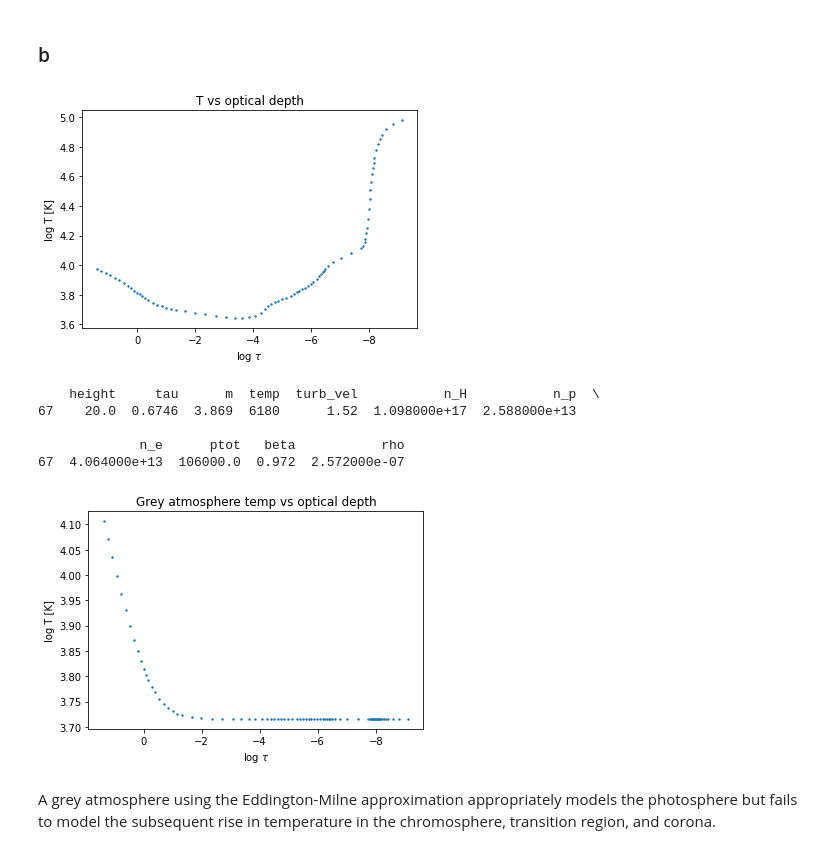
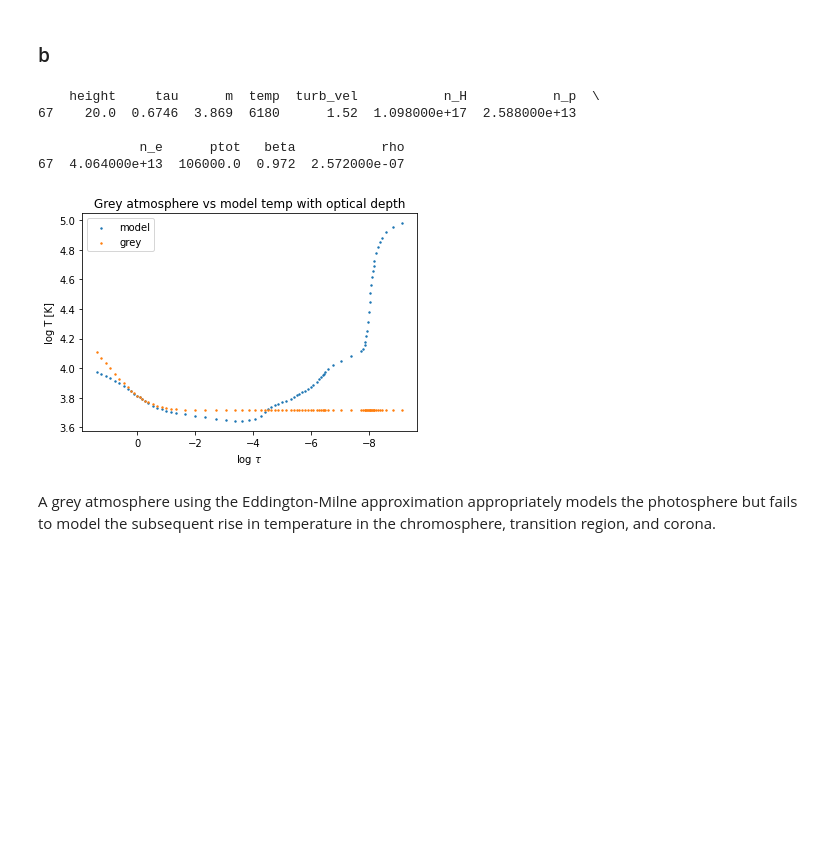
Before and after one commit to cl3425/uf-class-repo, a Jupyter notebook: radiative-processes/final-project/radiative_final.ipynb, the cells around one changed output. Cells and saved outputs as stored; diff of their text form; code cells hidden in the pictures; blank space fills up the shorter version.

```diff
--- a/radiative-processes/final-project/radiative_final.ipynb
+++ b/radiative-processes/final-project/radiative_final.ipynb
@@ -49,41 +54,44 @@ Absorption lines typically form in the cooler parts of the atmosphere (the top o
 ### b
 # %%
 ### part b
+"""
 plt.scatter(np.log10(falc_data.tau), np.log10(falc_data.temp), s=2)
 plt.title('T vs optical depth')
 plt.ylabel('log T [K]')
 plt.xlabel(r'log $\tau$')
 plt.gca().invert_xaxis()
 plt.show()
+"""
 
 ### compare this to grey atmosphere using Eddington-Milne approximation
 # find row with tau closest to 2/3 for Teff
 where_is_tau_two_thirds = falc_data.loc[(falc_data.tau > 0.63) & (falc_data.tau < 0.68)].index[0]
 print(falc_data.loc[(falc_data.tau > 0.63) & (falc_data.tau < 0.68)])
 
 # find teff, aka temp at tau=2/3 in order to calcluate grey atmosphere
 teff = falc_data.iloc[where_is_tau_two_thirds].temp
 def grey_atm(tau, teff):
     temp = teff*(0.75*tau + 0.5)**0.25
 
     return temp
 
 grey_atm_temp = grey_atm(falc_data.tau, teff)
-plt.scatter(np.log10(falc_data.tau), np.log10(grey_atm_temp), s=2)
+plt.scatter(np.log10(falc_data.tau), np.log10(falc_data.temp), s=2, label='model')
+plt.scatter(np.log10(falc_data.tau), np.log10(grey_atm_temp), s=2, label='grey')
 #plt.scatter(np.log10(falc_data.tau), grey_atm(falc_data.tau, teff), s=2)
-plt.title('Grey atmosphere temp vs optical depth')
+plt.title('Grey atmosphere vs model temp with optical depth')
 plt.ylabel('log T [K]')
 plt.xlabel(r'log $\tau$')
 plt.gca().invert_xaxis()
+plt.legend()
 plt.show()
 # %% [output]
+    height     tau      m  temp  turb_vel           n_H           n_p  \
+67    20.0  0.6746  3.869  6180      1.52  1.098000e+17  2.588000e+13
+
+             n_e      ptot   beta           rho
+67  4.064000e+13  106000.0  0.972  2.572000e-07
-[figure, old version]
+[figure, new version]
-    height     tau      m  temp  turb_vel           n_H           n_p  \
-67    20.0  0.6746  3.869  6180      1.52  1.098000e+17  2.588000e+13
-
-             n_e      ptot   beta           rho
-67  4.064000e+13  106000.0  0.972  2.572000e-07
-[figure, removed]
 # %% [markdown]
 A grey atmosphere using the Eddington-Milne approximation appropriately models the photosphere but fails to model the subsequent rise in temperature in the chromosphere, transition region, and corona.
 # %% [markdown]
```
Also changed, not shown: parts of 20 cells of this notebook.
